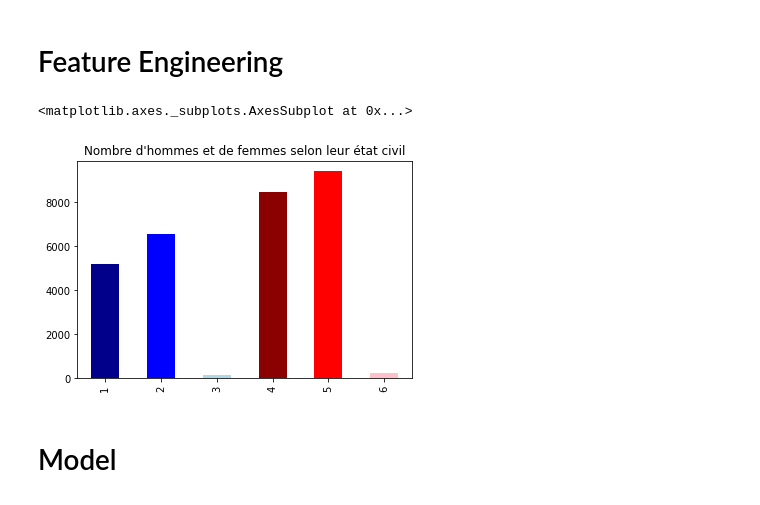
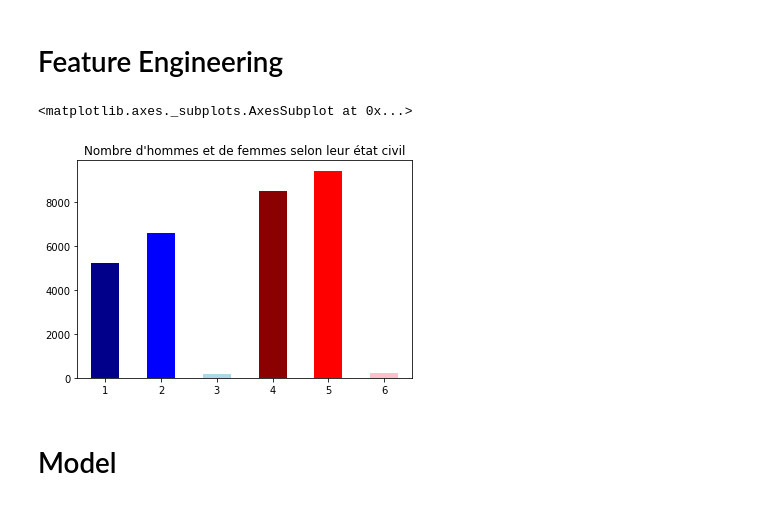
Before and after one commit to Dilini-Perera/Python-For-Data-Analysis, a Jupyter notebook: Project.ipynb, the cells around one changed output. Cells and saved outputs as stored; diff of their text form; code cells hidden in the pictures.

```diff
--- a/Project.ipynb
+++ b/Project.ipynb
@@ -212,10 +210,10 @@ df.loc[((df.SEX == 2) & (df.MARRIAGE == 1)) , 'SEX_MAR'] = 4 #femme mariée
 df.loc[((df.SEX == 2) & (df.MARRIAGE == 2)) , 'SEX_MAR'] = 5 #femme célibataire
 df.loc[((df.SEX == 2) & (df.MARRIAGE == 3)) , 'SEX_MAR'] = 6 #femme "autre"
 # %%
-df.SEX_MAR.value_counts().sort_index().plot(kind="bar", color=["darkblue","blue","lightblue","darkred","red","pink"], title="Nombre d'hommes et de femmes selon leur état civil")
+df.SEX_MAR.value_counts().sort_index().plot(kind="bar", rot=1, color=["darkblue","blue","lightblue","darkred","red","pink"], title="Nombre d'hommes et de femmes selon leur état civil")
 # %% [output]
 <matplotlib.axes._subplots.AxesSubplot at 0x...>
-[figure, old version]
+[figure, new version]
 # %% [markdown]
 # Model
 # %%
```
Also changed, not shown: parts of 23 cells of this notebook, 2 other files.
